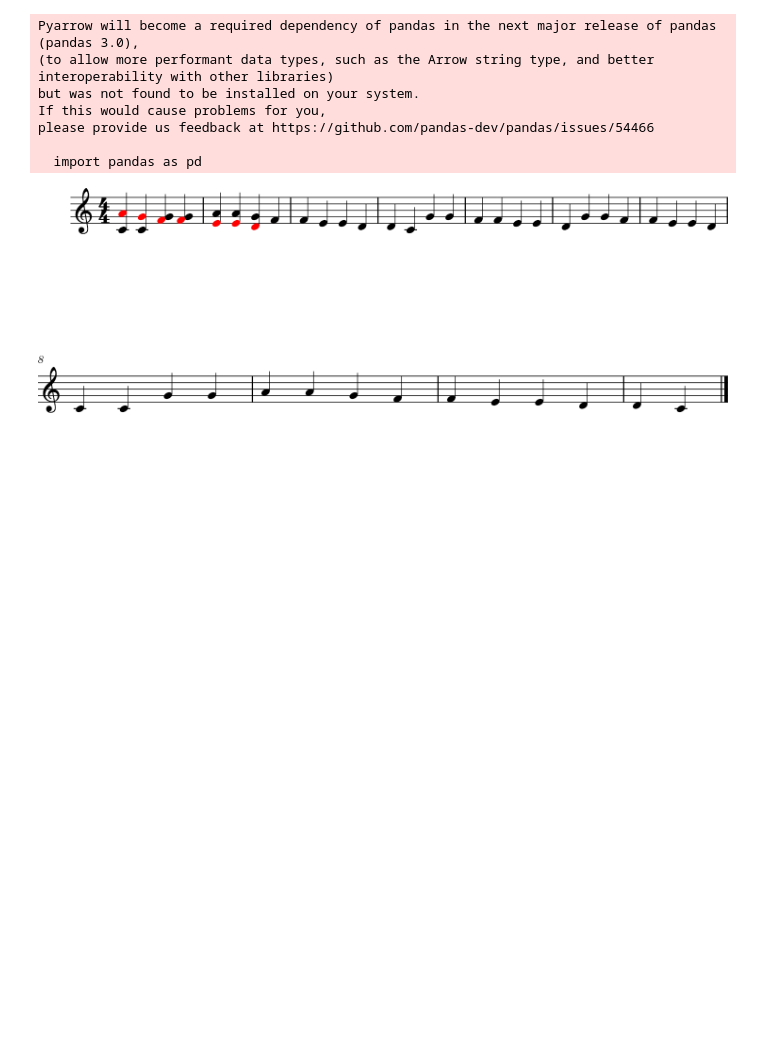
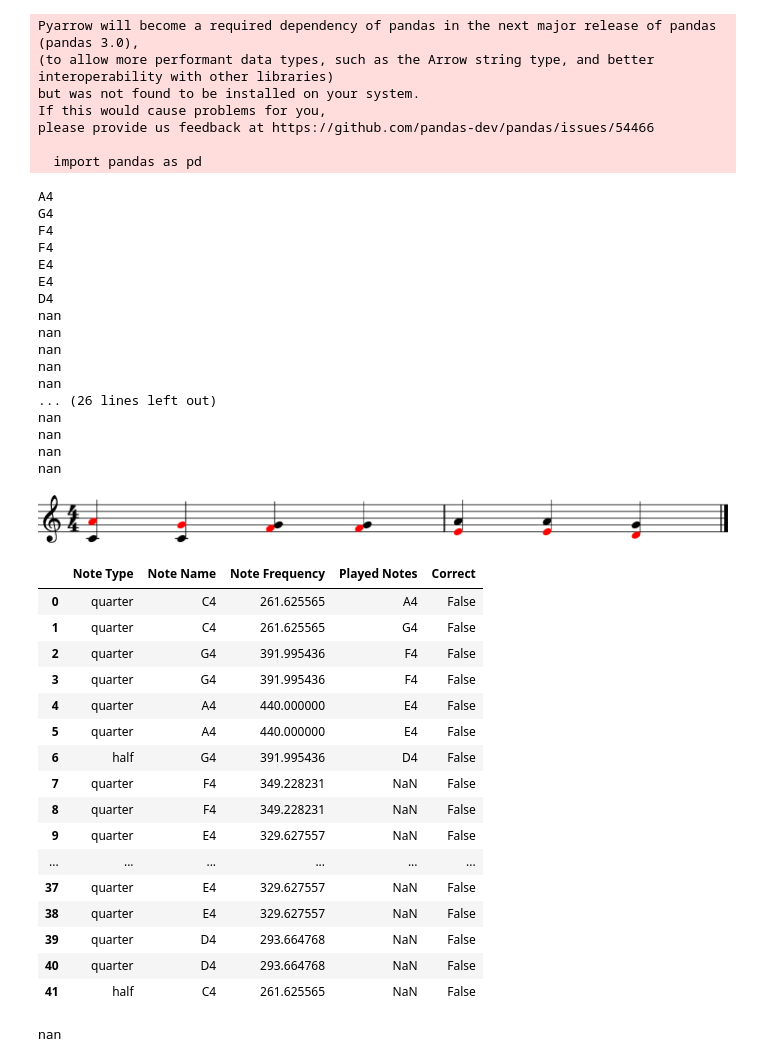
Before and after one commit to Purdue-Artificial-Intelligence-in-Music/Evaluator-code, a Jupyter notebook: src/score/generate_new_score.ipynb, the cells around one changed output. Cells and saved outputs as stored; diff of their text form; code cells hidden in the pictures; blank space fills up the shorter version.

Commit message:
Generate dataframe from microphone input and cents for each note

```diff
--- a/src/score/generate_new_score.ipynb
+++ b/src/score/generate_new_score.ipynb
@@ -126,7 +126,8 @@ class AudioAnalysis:
         time_signature = self.score.getTimeSignatures()[0].ratioString
         new_score.append(meter.TimeSignature(time_signature))
         for i in range(len(is_correct)):
-            if input_notes[i] == 'nan':
+            print(input_notes[i])
+            if str(input_notes[i]) == 'nan':
                 continue
             if is_correct[i]:
                 new_note = music21.note.Note(correct_notes[i])
@@ -153,5 +154,45 @@ df = pd.DataFrame(data=my_dict)
 testing = AudioAnalysis(df, "C:\\Users\\brian\\Desktop\\VIP\\Evaluator-code\\src\\score\\twinkle.musicxml")
 # %%
 testing.generate_overlay_score()
+new_df = testing.compare_dataframe()
+new_df
 # %% [output]
+A4
+G4
+F4
+F4
+E4
+E4
+D4
+nan
+nan
+nan
+nan
+nan
+... (26 lines left out)
+nan
+nan
+nan
+nan
-[figure, old version]
+[figure, new version]
+|  | Note Type | Note Name | Note Frequency | Played Notes | Correct |
+| 0 | quarter | C4 | 261.625565 | A4 | False |
+| 1 | quarter | C4 | 261.625565 | G4 | False |
+| 2 | quarter | G4 | 391.995436 | F4 | False |
+| 3 | quarter | G4 | 391.995436 | F4 | False |
+| 4 | quarter | A4 | 440.000000 | E4 | False |
+| 5 | quarter | A4 | 440.000000 | E4 | False |
+| 6 | half | G4 | 391.995436 | D4 | False |
+| 7 | quarter | F4 | 349.228231 | NaN | False |
+| 8 | quarter | F4 | 349.228231 | NaN | False |
+| 9 | quarter | E4 | 329.627557 | NaN | False |
+| ... | ... | ... | ... | ... | ... |
+| 37 | quarter | E4 | 329.627557 | NaN | False |
+| 38 | quarter | E4 | 329.627557 | NaN | False |
+| 39 | quarter | D4 | 293.664768 | NaN | False |
+| 40 | quarter | D4 | 293.664768 | NaN | False |
+| 41 | half | C4 | 261.625565 | NaN | False |
+# %%
+math.nan
+# %% [output]
+nan
```
Also changed, not shown: 8 other files.
